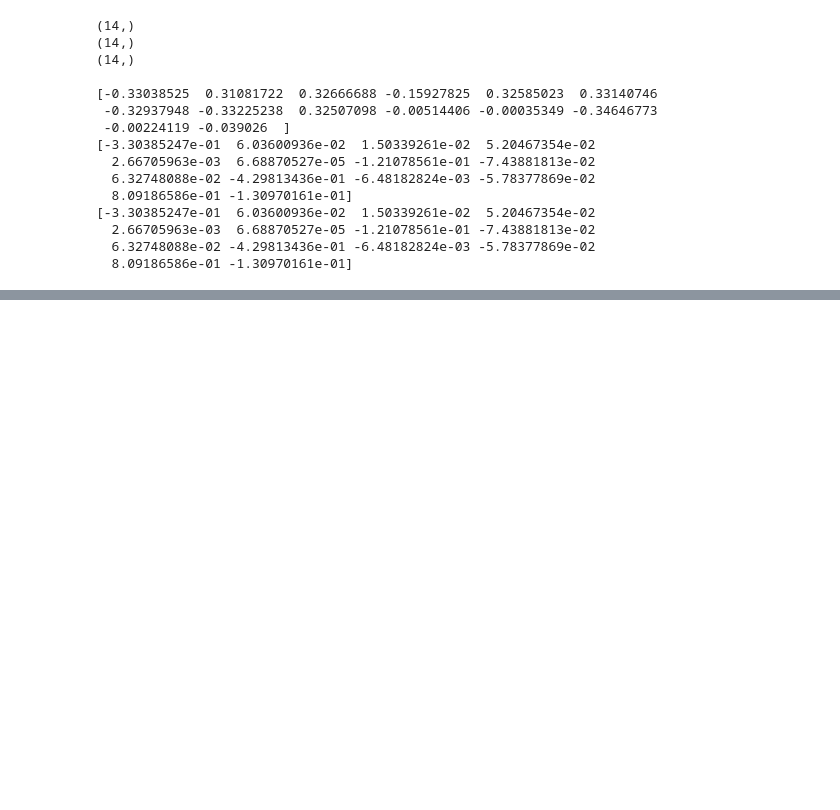
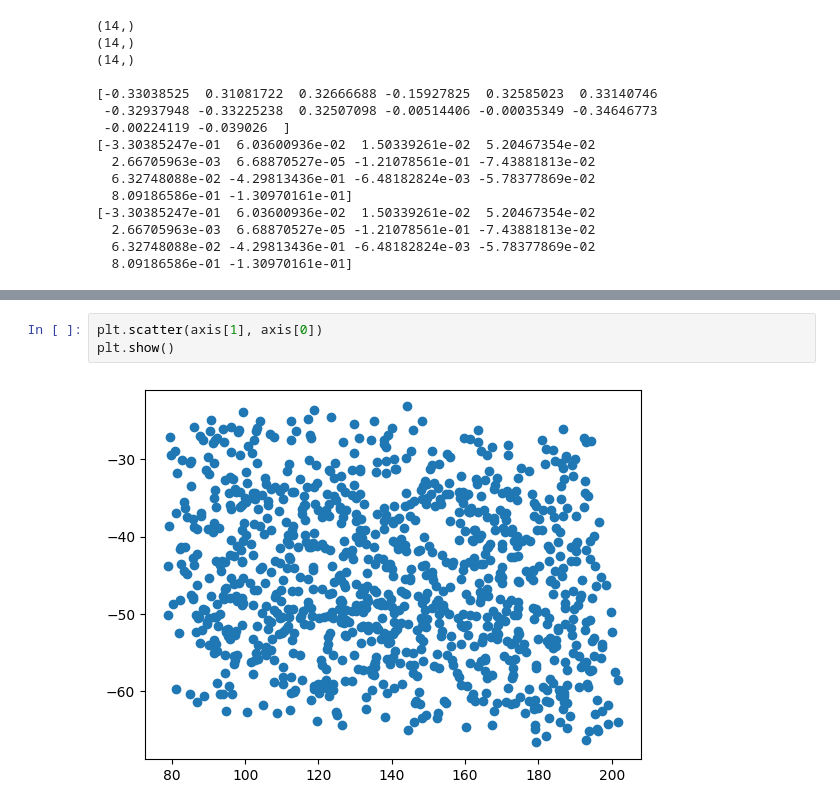
Before and after one commit to Donda-Khumalo/Donda-Khumalo-Portfolio, a Jupyter notebook: Emotional Monitoring2.ipynb, the cells around one changed output, grey strips where cells are left out. Cells and saved outputs as stored; diff of their text form; blank space fills up the shorter version.

```diff
--- a/Emotional Monitoring2.ipynb
+++ b/Emotional Monitoring2.ipynb
@@ -234,0 +353,5 @@ axis[0].shape
+# %%
+plt.scatter(axis[1], axis[0])
+plt.show()
+# %% [output]
+[figure, added]
```
Also changed, not shown: parts of 23 cells of this notebook.
